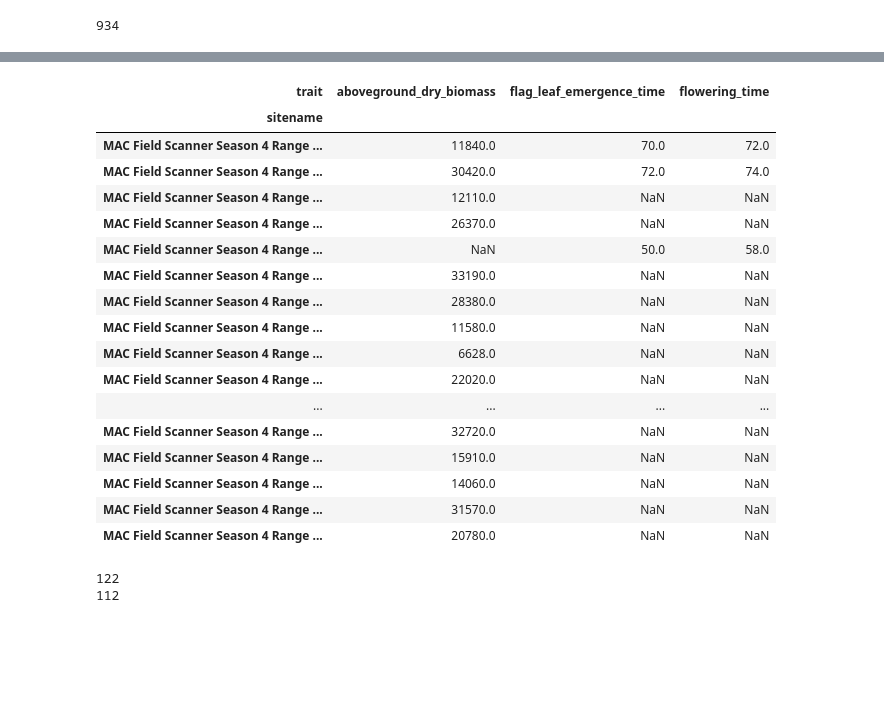
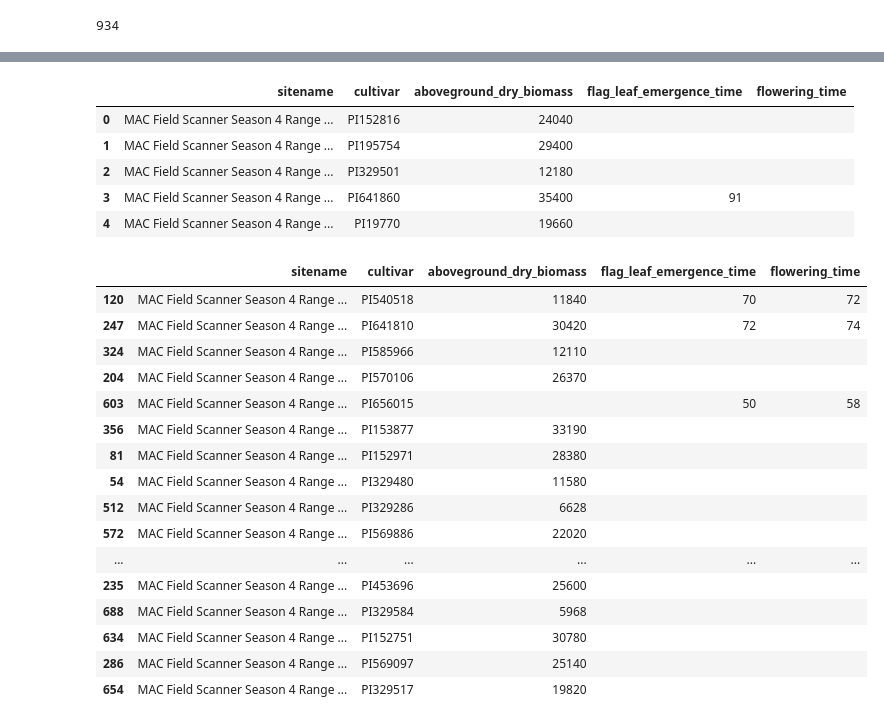
Before and after one commit to genophenoenvo/terraref-datasets, a Jupyter notebook: notebooks/gh5_phenotypes.ipynb, the cells around one changed output, grey strips where cells are left out. Drawn from its saved outputs; the diff is of its cells as text; code cells hidden in the pictures; blank space fills up the shorter version.

Commit message:
filled nas with empty string

```diff
--- a/notebooks/gh5_phenotypes.ipynb
+++ b/notebooks/gh5_phenotypes.ipynb
@@ -617,0 +585,3 @@ merged_df.cultivar.count()
+# %%
+site_cultivar_df = pd.read_csv('site_cultivar_indices.csv')
+site_cultivar_df.head()
@@ -618,29 +595,30 @@ merged_df.cultivar.count()
+# %%
+filled_nas = site_cultivar_df.fillna(value='')
+filled_nas.head()
+# %% [output]
+|  | sitename | cultivar | aboveground_dry_biomass | flag_leaf_emergence_time | flowering_time |
+| 0 | MAC Field Scanner Season 4 Range ... | PI152816 | 24040 |  |  |
+| 1 | MAC Field Scanner Season 4 Range ... | PI195754 | 29400 |  |  |
+| 2 | MAC Field Scanner Season 4 Range ... | PI329501 | 12180 |  |  |
+| 3 | MAC Field Scanner Season 4 Range ... | PI641860 | 35400 | 91 |  |
+| 4 | MAC Field Scanner Season 4 Range ... | PI19770 | 19660 |  |  |
 # %%
-wide_df.sample(n = 25, random_state = 42)
+filled_nas.sample(n=50, random_state=42)
 # %% [output]
-| trait | aboveground_dry_biomass | flag_leaf_emergence_time | flowering_time |
-| sitename |  |  |  |
-| MAC Field Scanner Season 4 Range ... | 11840.0 | 70.0 | 72.0 |
-| MAC Field Scanner Season 4 Range ... | 30420.0 | 72.0 | 74.0 |
-| MAC Field Scanner Season 4 Range ... | 12110.0 | NaN | NaN |
-| MAC Field Scanner Season 4 Range ... | 26370.0 | NaN | NaN |
-| MAC Field Scanner Season 4 Range ... | NaN | 50.0 | 58.0 |
-| MAC Field Scanner Season 4 Range ... | 33190.0 | NaN | NaN |
-| MAC Field Scanner Season 4 Range ... | 28380.0 | NaN | NaN |
-| MAC Field Scanner Season 4 Range ... | 11580.0 | NaN | NaN |
-| MAC Field Scanner Season 4 Range ... | 6628.0 | NaN | NaN |
-| MAC Field Scanner Season 4 Range ... | 22020.0 | NaN | NaN |
-| ... | ... | ... | ... |
-| MAC Field Scanner Season 4 Range ... | 32720.0 | NaN | NaN |
-| MAC Field Scanner Season 4 Range ... | 15910.0 | NaN | NaN |
-| MAC Field Scanner Season 4 Range ... | 14060.0 | NaN | NaN |
-| MAC Field Scanner Season 4 Range ... | 31570.0 | NaN | NaN |
-| MAC Field Scanner Season 4 Range ... | 20780.0 | NaN | NaN |
+|  | sitename | cultivar | aboveground_dry_biomass | flag_leaf_emergence_time | flowering_time |
+| 120 | MAC Field Scanner Season 4 Range ... | PI540518 | 11840 | 70 | 72 |
+| 247 | MAC Field Scanner Season 4 Range ... | PI641810 | 30420 | 72 | 74 |
+| 324 | MAC Field Scanner Season 4 Range ... | PI585966 | 12110 |  |  |
+| 204 | MAC Field Scanner Season 4 Range ... | PI570106 | 26370 |  |  |
+| 603 | MAC Field Scanner Season 4 Range ... | PI656015 |  | 50 | 58 |
+| 356 | MAC Field Scanner Season 4 Range ... | PI153877 | 33190 |  |  |
+| 81 | MAC Field Scanner Season 4 Range ... | PI152971 | 28380 |  |  |
+| 54 | MAC Field Scanner Season 4 Range ... | PI329480 | 11580 |  |  |
+| 512 | MAC Field Scanner Season 4 Range ... | PI329286 | 6628 |  |  |
+| 572 | MAC Field Scanner Season 4 Range ... | PI569886 | 22020 |  |  |
+| ... | ... | ... | ... | ... | ... |
+| 235 | MAC Field Scanner Season 4 Range ... | PI453696 | 25600 |  |  |
+| 688 | MAC Field Scanner Season 4 Range ... | PI329584 | 5968 |  |  |
+| 634 | MAC Field Scanner Season 4 Range ... | PI152751 | 30780 |  |  |
+| 286 | MAC Field Scanner Season 4 Range ... | PI569097 | 25140 |  |  |
+| 654 | MAC Field Scanner Season 4 Range ... | PI329517 | 19820 |  |  |
-# %%
-# count non-null values
-
-print(wide_df.flag_leaf_emergence_time.count())
-print(wide_df.flowering_time.count())
-# %% [output]
-122
-112
```
Also changed, not shown: parts of 10 cells of this notebook.
